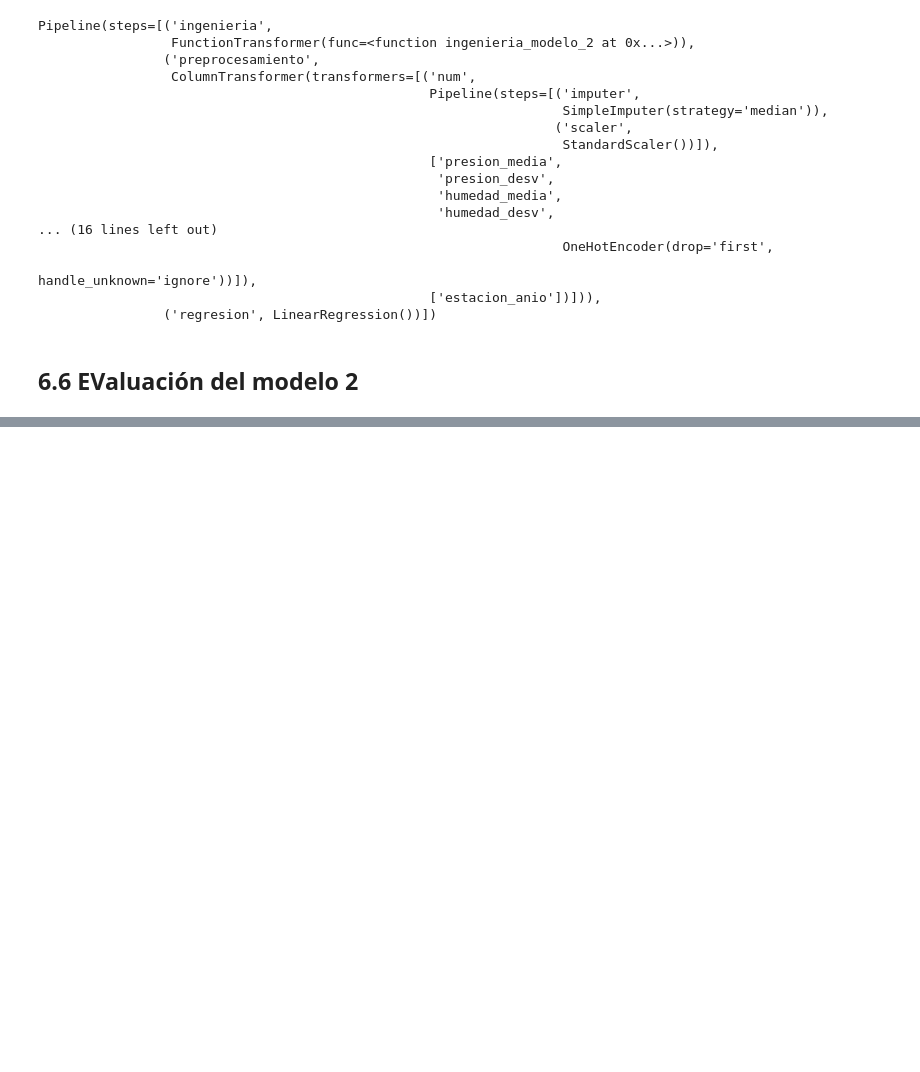
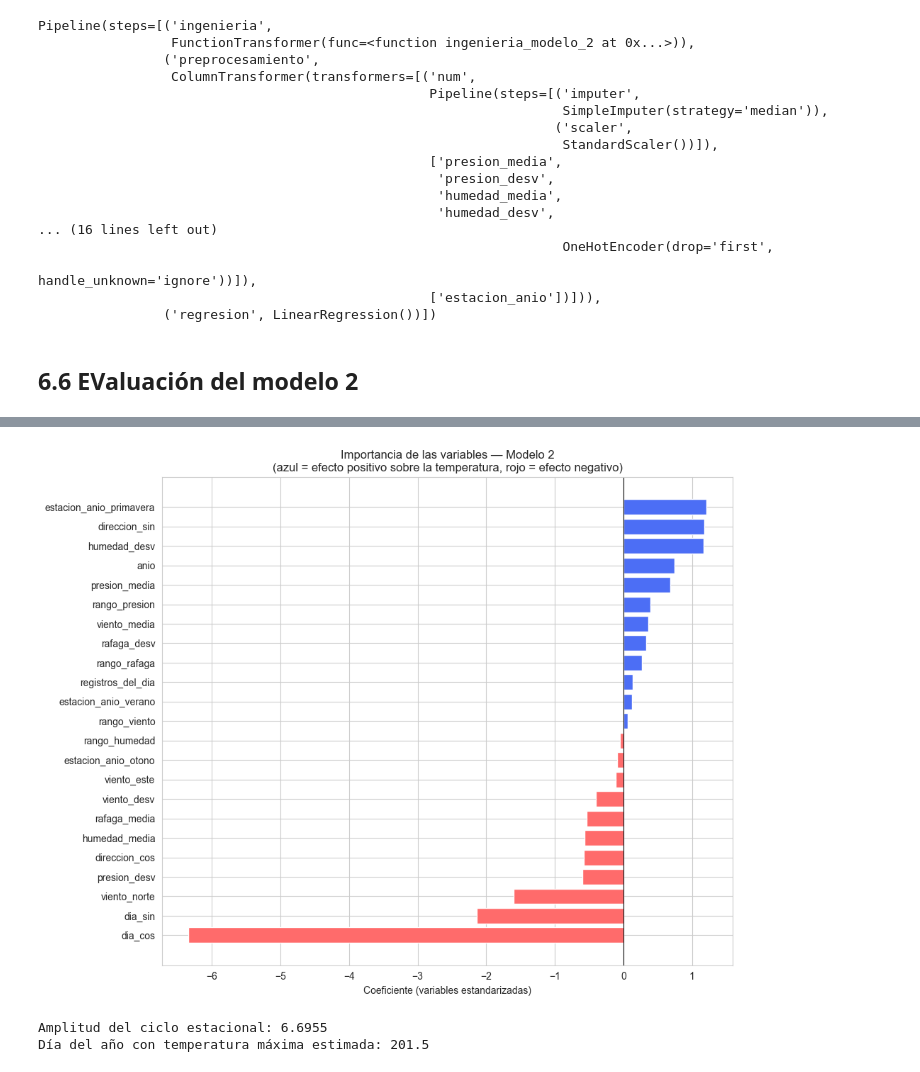
Before and after one commit to vergarave/Lab1_ML, a Jupyter notebook: Laboratorio_1.ipynb, the cells around one changed output, grey strips where cells are left out. Drawn from its saved outputs; the diff is of its cells as text; code cells hidden in the pictures; blank space fills up the shorter version.

```diff
--- a/Laboratorio_1.ipynb
+++ b/Laboratorio_1.ipynb
@@ -1552,0 +1601,12 @@ Redactar de forma corta y concreta:
+# %%
+coeficientes = (
+    pd.DataFrame({
+        "Variable": nombres_caracteristicas,
+        "Coeficiente": regresion_final.coef_
+    })
+    .assign(Importancia=lambda df: df["Coeficiente"].abs())
+    .sort_values("Importancia", ascending=False)
+    .reset_index(drop=True)
+)
+
+coeficientes.round(4)
@@ -1552,0 +1631,45 @@ Redactar de forma corta y concreta:
+# %%
+# Visualización de la importancia de las variables
+coef_orden = coeficientes.sort_values("Coeficiente")
+colores = [
+    "#FF6B6B" if c < 0 else "#4C6EF5"
+    for c in coef_orden["Coeficiente"]
+]
+
+plt.figure(figsize=(10, 8))
+plt.barh(
+    coef_orden["Variable"],
+    coef_orden["Coeficiente"],
+    color=colores
+)
+plt.axvline(0, color="black", linewidth=0.8)
+plt.xlabel("Coeficiente (variables estandarizadas)")
+plt.title(
+    "Importancia de las variables — Modelo 2\n"
+    "(azul = efecto positivo sobre la temperatura, rojo = efecto negativo)"
+)
+plt.tight_layout()
+plt.show()
+# %% [output]
+[figure, added]
+# %%
+# Amplitud del componente estacional (dia_sin y dia_cos actúan en conjunto)
+coef_cos = coeficientes.loc[
+    coeficientes["Variable"] == "dia_cos", "Coeficiente"
+].values[0]
+
+coef_sin = coeficientes.loc[
+    coeficientes["Variable"] == "dia_sin", "Coeficiente"
+].values[0]
+
+amplitud = np.sqrt(coef_cos ** 2 + coef_sin ** 2)
+
+dia_maximo = (
+    np.arctan2(coef_sin, coef_cos) / (2 * np.pi) * 365.25
+) % 365.25
+
+print("Amplitud del ciclo estacional:", round(amplitud, 4))
+print("Día del año con temperatura máxima estimada:", round(dia_maximo, 1))
+# %% [output]
+Amplitud del ciclo estacional: 6.6955
+Día del año con temperatura máxima estimada: 201.5
```
Also changed, not shown: parts of 89 cells of this notebook, 2 other files.
